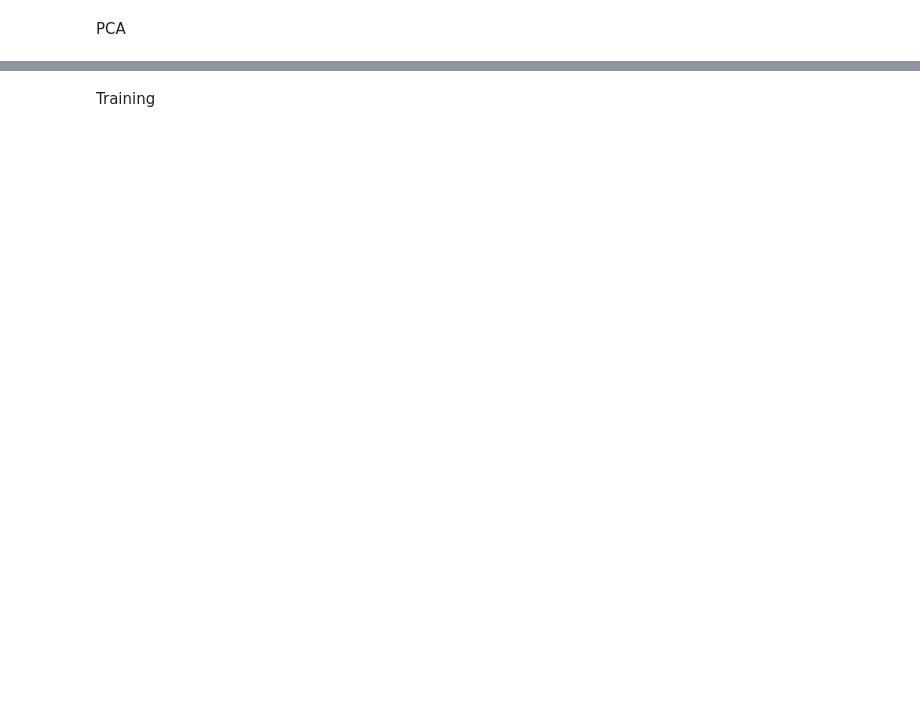
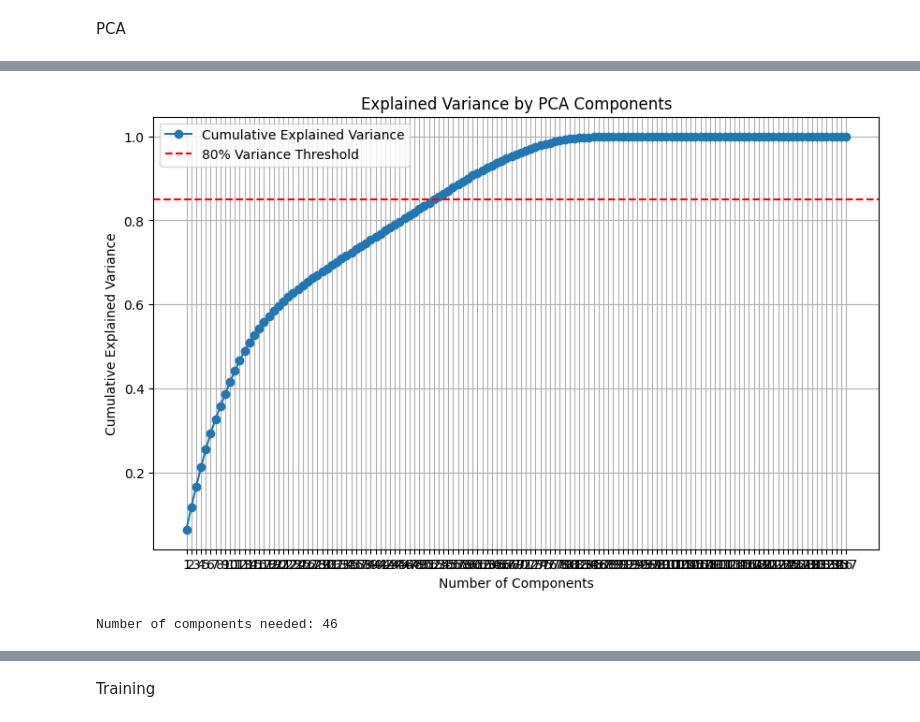
Before and after one commit to level-data-1a/predicting-proficiency, a Jupyter notebook: RandomForest/scantronMath.ipynb, the cells around one changed output, grey strips where cells are left out. Cells and saved outputs as stored; diff of their text form; code cells hidden in the pictures; blank space fills up the shorter version.

```diff
--- a/RandomForest/scantronMath.ipynb
+++ b/RandomForest/scantronMath.ipynb
@@ -139,0 +141,26 @@ PCA does not accept missing values encoded as NaN natively. For supervised learn
+# %%
+pca = PCA()  # Initialize PCA without specifying components
+pca.fit(X_scaled)
+
+# Explained variance ratios
+explained_variance_ratio = pca.explained_variance_ratio_
+cumulative_variance = np.cumsum(explained_variance_ratio)
+
+# Plotting the explained variance
+plt.figure(figsize=(10, 6))
+plt.plot(range(1, len(explained_variance_ratio) + 1), cumulative_variance, marker='o', label='Cumulative Explained Variance')
+plt.axhline(y=0.85, color='r', linestyle='--', label='80% Variance Threshold')
+plt.title('Explained Variance by PCA Components')
+plt.xlabel('Number of Components')
+plt.ylabel('Cumulative Explained Variance')
+plt.xticks(range(1, len(explained_variance_ratio) + 1))
+plt.legend()
+plt.grid()
+plt.show()
+
+# Calculate the number of components needed to explain at least 80% variance
+components = np.argmax(cumulative_variance >= 0.80) + 1  # Add 1 to get the count of components
+print(f"Number of components needed: {components}")
+# %% [output]
+[figure, added]
+Number of components needed: 46
```
Also changed, not shown: parts of 29 cells of this notebook, 8 other files.
